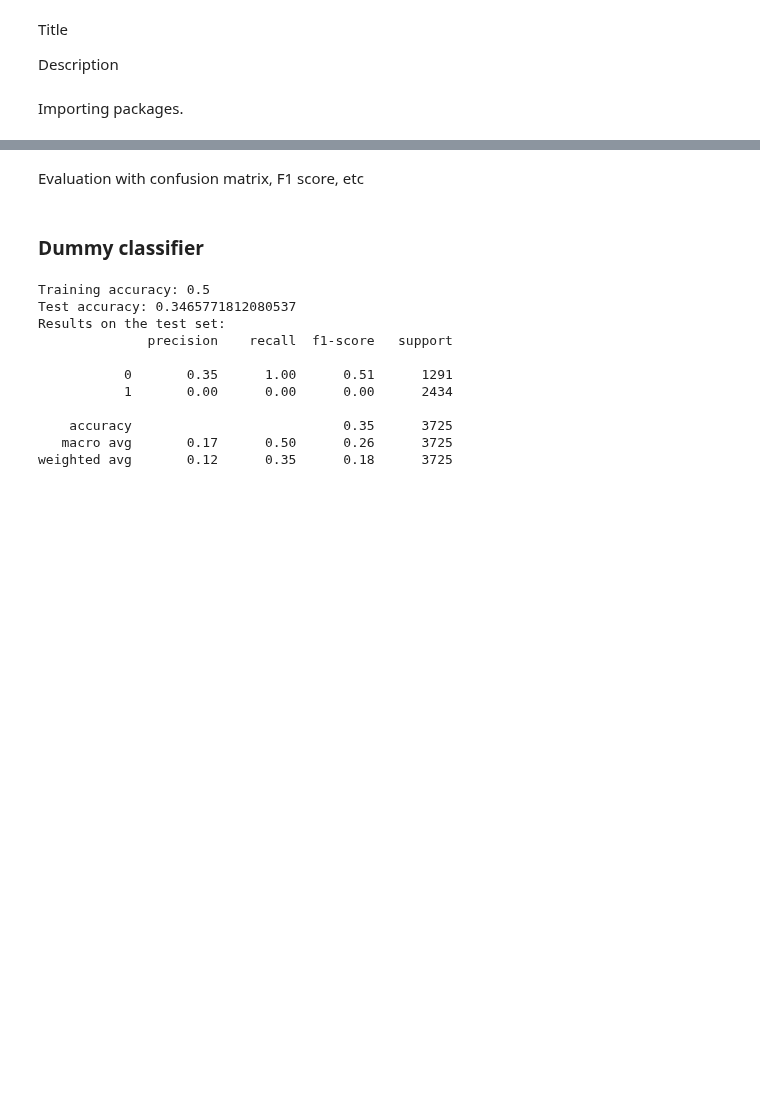
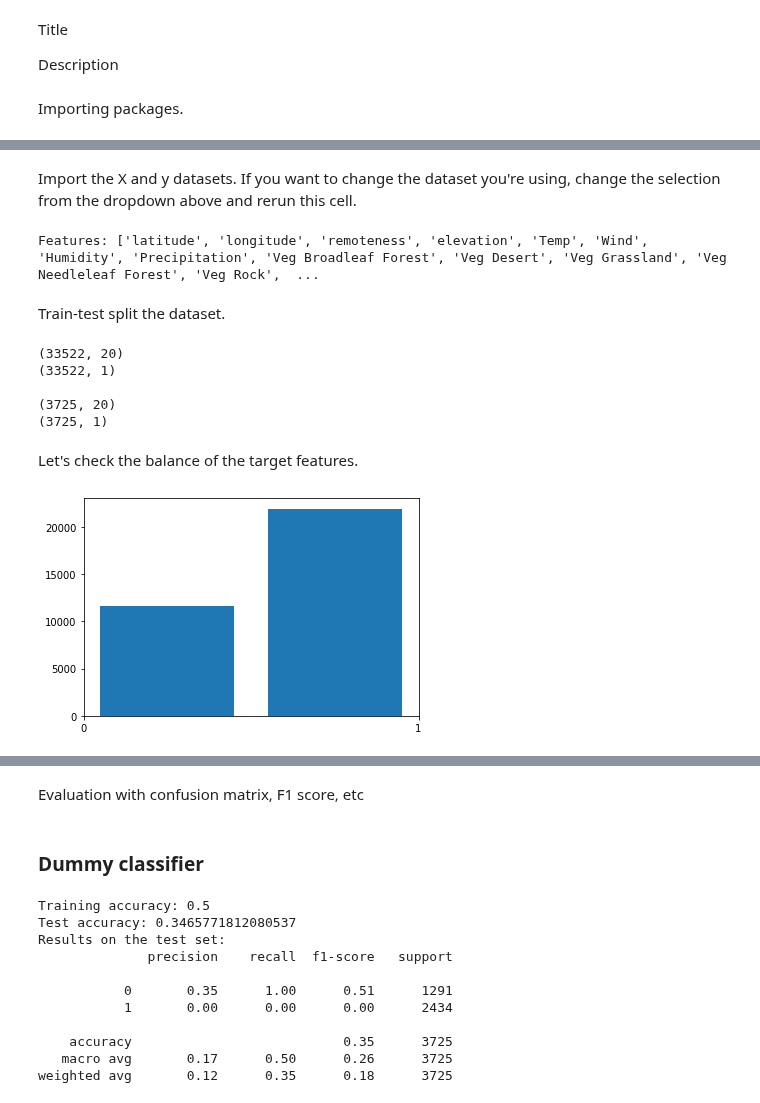
Before and after one commit to DMAgit/Thesis-BSc-Tilburg, a Jupyter notebook: main.ipynb, the cells around one changed output, grey strips where cells are left out. Drawn from its saved outputs; the diff is of its cells as text; code cells hidden in the pictures; blank space fills up the shorter version.

```diff
--- a/main.ipynb
+++ b/main.ipynb
@@ -226,0 +28,53 @@ Training models, each in a cell (?)
+# %% [markdown]
+Import the X and y datasets. If you want to change the dataset you're using, change the selection from the dropdown
+above and rerun this cell.
+# %%
+if w_data.value == 'Full':
+    X = pd.read_csv(r"data/data_Full_X.csv", index_col=0)
+    y = pd.read_csv(r"data/data_Full_y.csv", index_col=0)
+
+elif w_data.value == 'Spatio-temporal':
+    X = pd.read_csv(r"data/data_SPT_X.csv", index_col=0)
+    y = pd.read_csv(r"data/data_SPT_y.csv", index_col=0)
+
+elif w_data.value == 'Meteorological':
+    X = pd.read_csv(r"data/data_M_X.csv", index_col=0)
+    y = pd.read_csv(r"data/data_M_y.csv", index_col=0)
+
+elif w_data.value == 'Topological':
+    X = pd.read_csv(r"data/data_T_X.csv", index_col=0)
+    y = pd.read_csv(r"data/data_T_y.csv", index_col=0)
+
+else: raise Exception("It seems that something went wrong. The widget gave an unexpected output value. "
+                      "Values should be one of: ['Full', 'Spatio-temporal', 'Meteorological', 'Topological'].")
+
+print("Features:", list(X.columns))
+# print(y.sample(5))
+# %% [output]
+Features: ['latitude', 'longitude', 'remoteness', 'elevation', 'Temp', 'Wind', 'Humidity', 'Precipitation', 'Veg Broadleaf Forest', 'Veg Desert', 'Veg Grassland', 'Veg Needleleaf Forest', 'Veg Rock',  ...
+# %% [markdown]
+Train-test split the dataset.
+# %%
+from sklearn.model_selection import train_test_split
+
+X_train, X_test, y_train, y_test = train_test_split(X, y, test_size=0.1, random_state=42, stratify=y)
+
+print(X_train.shape)
+print(y_train.shape, "\n")
+
+print(X_test.shape)
+print(y_test.shape)
+# %% [output]
+(33522, 20)
+(33522, 1)
+
+(3725, 20)
+(3725, 1)
+# %% [markdown]
+Let's check the balance of the target features.
+# %%
+plt.hist(y_train, bins=2, rwidth=0.8)
+plt.xticks((0,1))
+plt.savefig(r"figures/hist_y_unbalanced.png")
+# %% [output]
+[figure, added]
```
Also changed, not shown: parts of 33 cells of this notebook.
